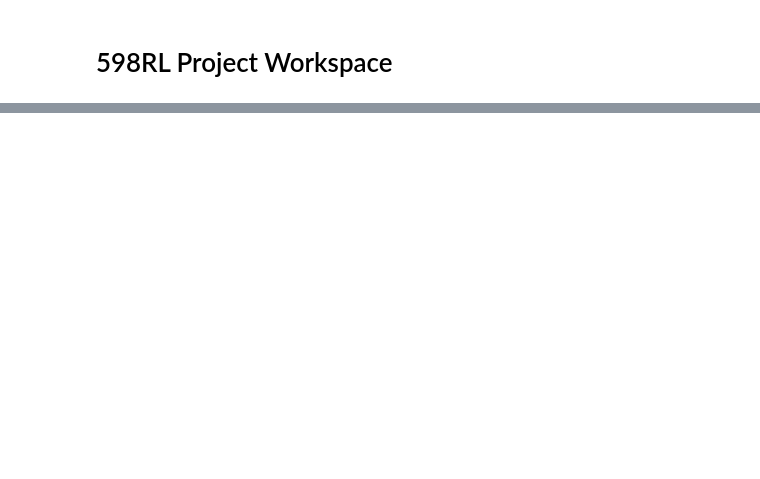
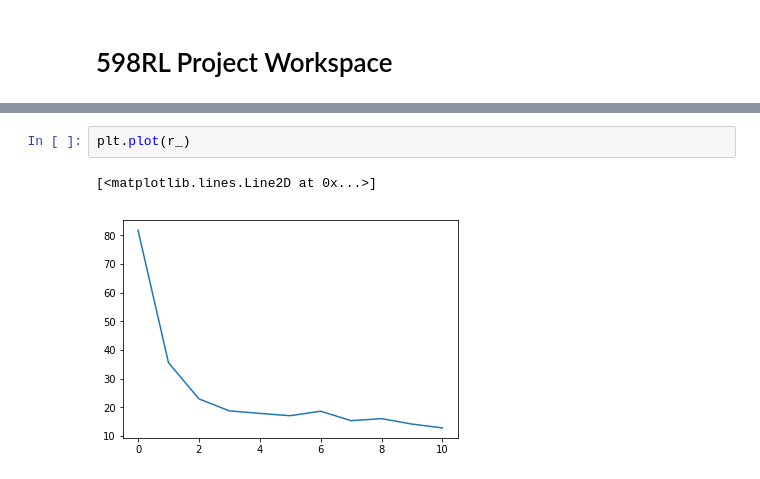
Before and after one commit to alex-faustino/rl-sandbox, a Jupyter notebook: project/ashetty2/results.ipynb, the cells around one changed output, grey strips where cells are left out. Cells and saved outputs as stored; diff of their text form; blank space fills up the shorter version.

```diff
--- a/project/ashetty2/results.ipynb
+++ b/project/ashetty2/results.ipynb
@@ -69,0 +42,5 @@ while env.time <= 10.0:
+# %%
+plt.plot(r_)
+# %% [output]
+[<matplotlib.lines.Line2D at 0x...>]
+[figure, added]
```
Also changed, not shown: parts of 6 cells of this notebook, 1 other file.
